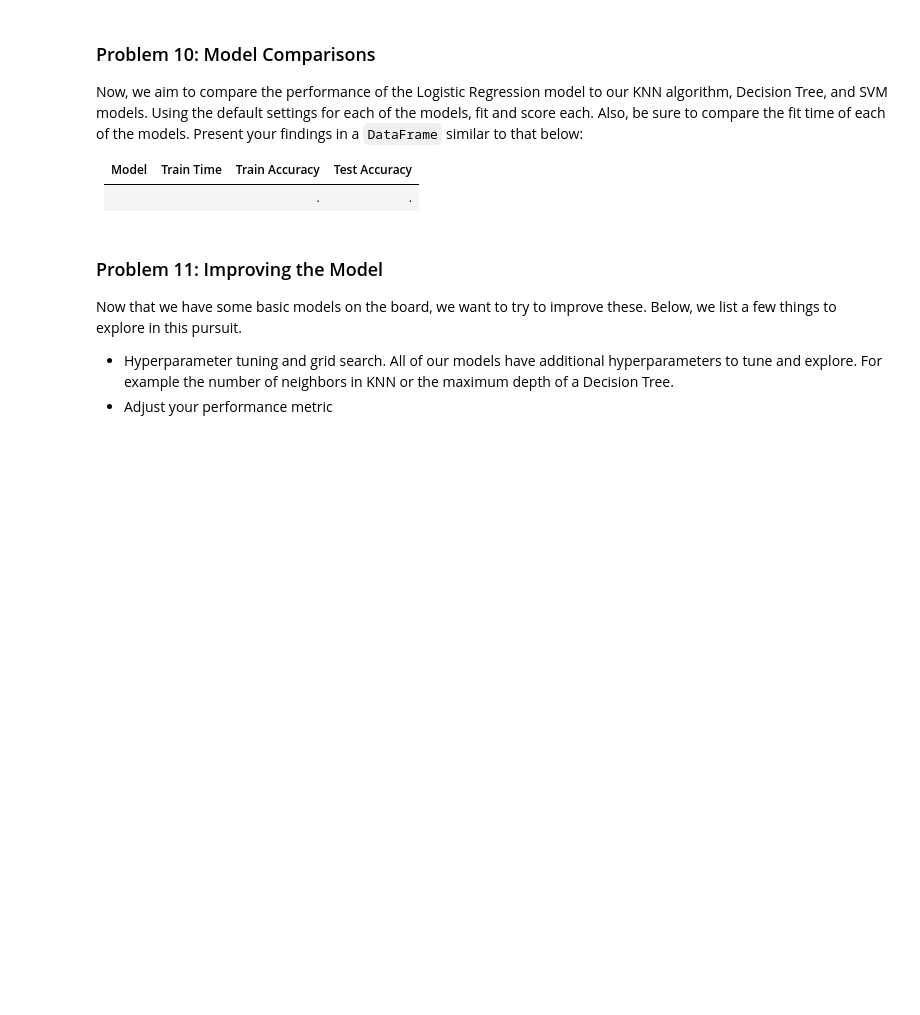
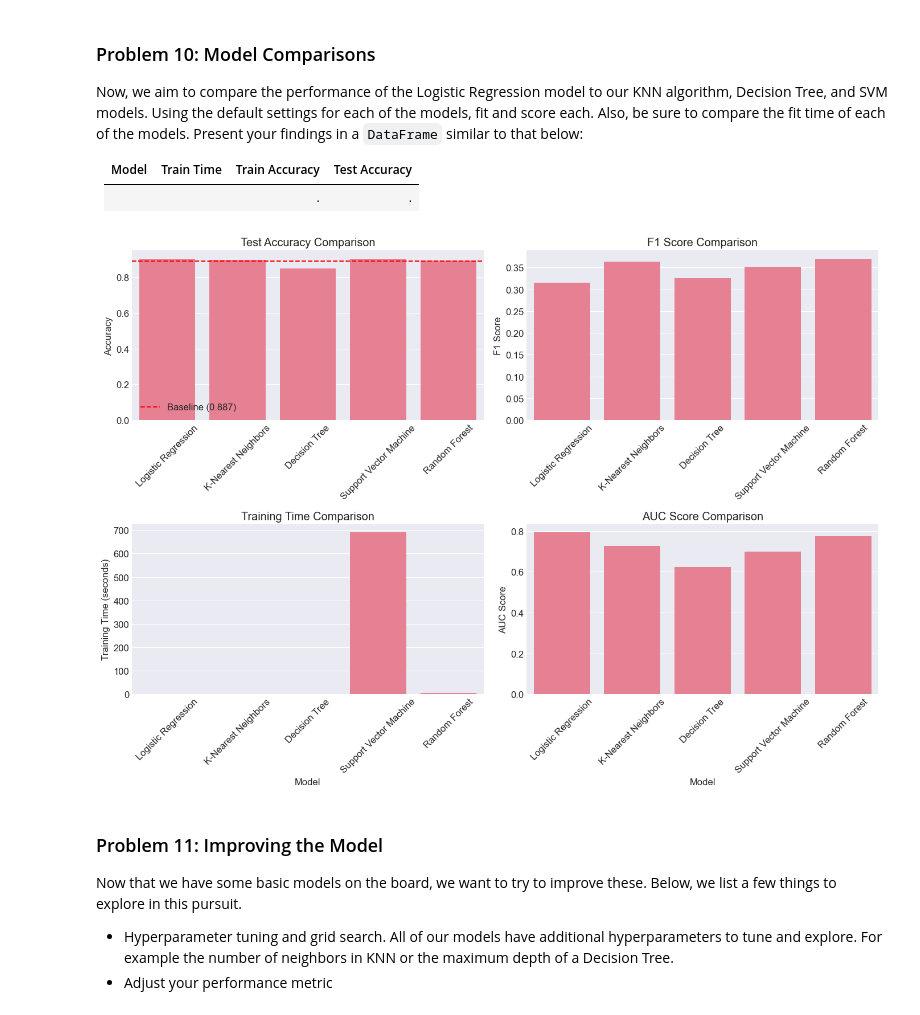
Before and after one commit to robin8wang/Practical_App3, a Jupyter notebook: prompt_III.ipynb, the cells around one changed output. Cells and saved outputs as stored; diff of their text form; code cells hidden in the pictures; blank space fills up the shorter version.

```diff
--- a/prompt_III.ipynb
+++ b/prompt_III.ipynb
@@ -81,3 +462,19 @@ Before we build our first model, we want to establish a baseline.  What is the b
 ### Problem 8: A Simple Model
 
 Use Logistic Regression to build a basic model on your data.
+# %%
+# Train and evaluate all models including Logistic Regression
+results = []
+for model_name, model in models.items():
+    print(f"\nTraining {model_name}...")
+    result = evaluate_model(model, X_train, y_train, X_test, y_test, model_name)
+    results.append(result)
+    print(f"  Test Accuracy: {result['Test Accuracy']:.4f}")
+    print(f"  F1 Score: {result['F1 Score']:.4f}")
+
+# Create results DataFrame
+results_df = pd.DataFrame(results)
+print("\n" + "=" * 60)
+print("MODEL COMPARISON RESULTS")
+print("=" * 60)
+print(results_df[['Model', 'Test Accuracy', 'F1 Score', 'Precision', 'Recall', 'Train Time (s)']].round(4))
@@ -93,6 +510,50 @@ Now, we aim to compare the performance of the Logistic Regression model to our K
 | Model | Train Time | Train Accuracy | Test Accuracy |
 | ----- | ---------- | -------------  | -----------   |
 |     |    |.     |.     |
+# %%
+
+fig, axes = plt.subplots(2, 2, figsize=(14, 10))
+
+# Test Accuracy Comparison
+sns.barplot(x='Model', y='Test Accuracy', data=results_df, ax=axes[0, 0])
+axes[0, 0].axhline(y=baseline_accuracy, color='r', linestyle='--',
+                   label=f'Baseline ({baseline_accuracy:.3f})')
+axes[0, 0].set_title('Test Accuracy Comparison')
+axes[0, 0].set_xlabel('')
+axes[0, 0].set_ylabel('Accuracy')
+axes[0, 0].tick_params(axis='x', rotation=45)
+axes[0, 0].legend()
+
+# F1 Score Comparison
+sns.barplot(x='Model', y='F1 Score', data=results_df, ax=axes[0, 1])
+axes[0, 1].set_title('F1 Score Comparison')
+axes[0, 1].set_xlabel('')
+axes[0, 1].set_ylabel('F1 Score')
+axes[0, 1].tick_params(axis='x', rotation=45)
+
+# Training Time Comparison
+sns.barplot(x='Model', y='Train Time (s)', data=results_df, ax=axes[1, 0])
+axes[1, 0].set_title('Training Time Comparison')
+axes[1, 0].set_xlabel('Model')
+axes[1, 0].set_ylabel('Training Time (seconds)')
+axes[1, 0].tick_params(axis='x', rotation=45)
+
+# AUC Score Comparison (if available)
+if results_df['AUC Score'].notna().any():
+    sns.barplot(x='Model', y='AUC Score', data=results_df, ax=axes[1, 1])
+    axes[1, 1].set_title('AUC Score Comparison')
+    axes[1, 1].set_xlabel('Model')
+    axes[1, 1].set_ylabel('AUC Score')
+    axes[1, 1].tick_params(axis='x', rotation=45)
+else:
+    axes[1, 1].text(0.5, 0.5, 'AUC Score not available for all models',
+                   ha='center', va='center', fontsize=12)
+    axes[1, 1].set_title('AUC Score Comparison')
+
+plt.tight_layout()
+plt.show()
+# %% [output]
+[figure, added]
 # %% [markdown]
 ### Problem 11: Improving the Model
 
```
Also changed, not shown: parts of 22 cells of this notebook.
